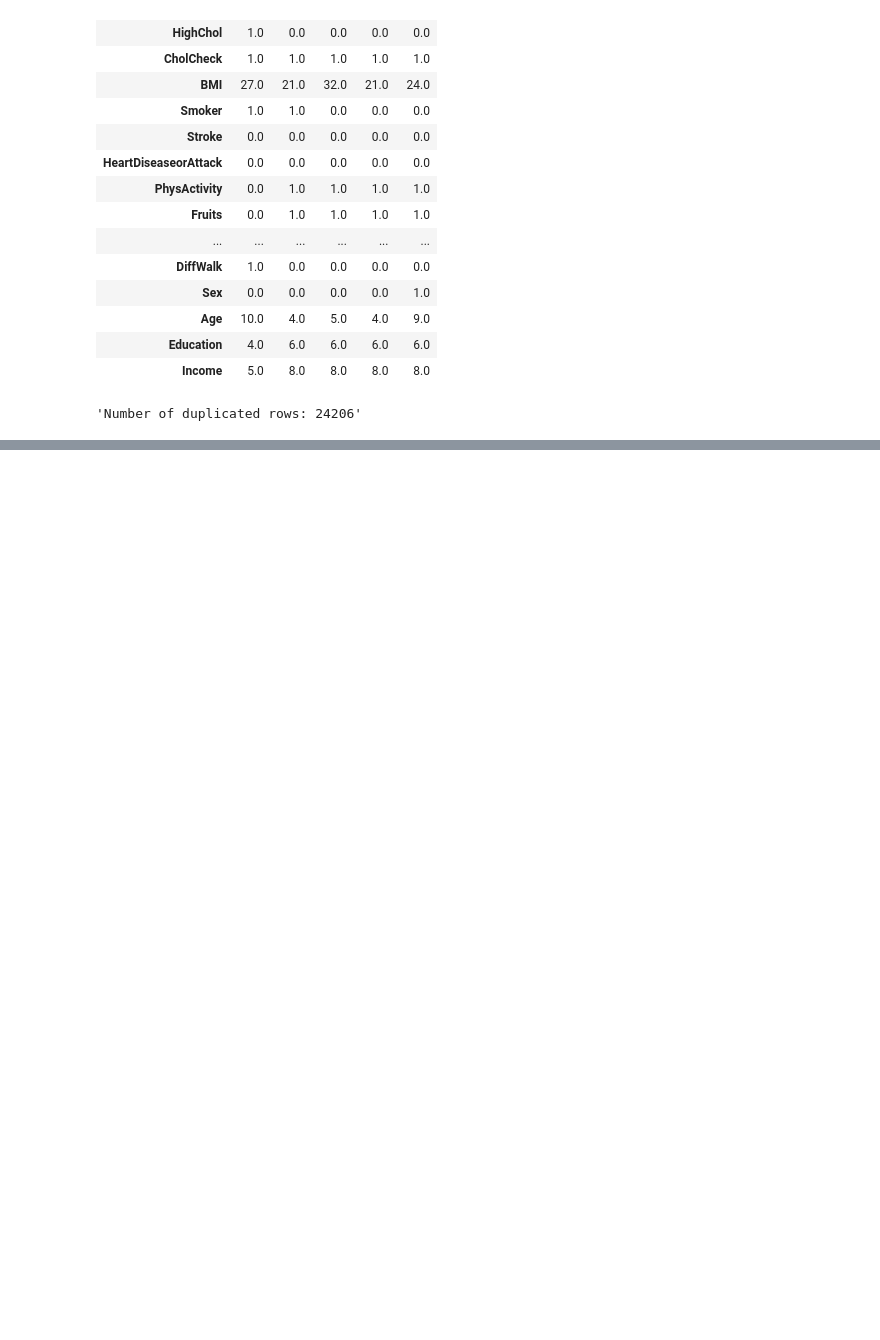
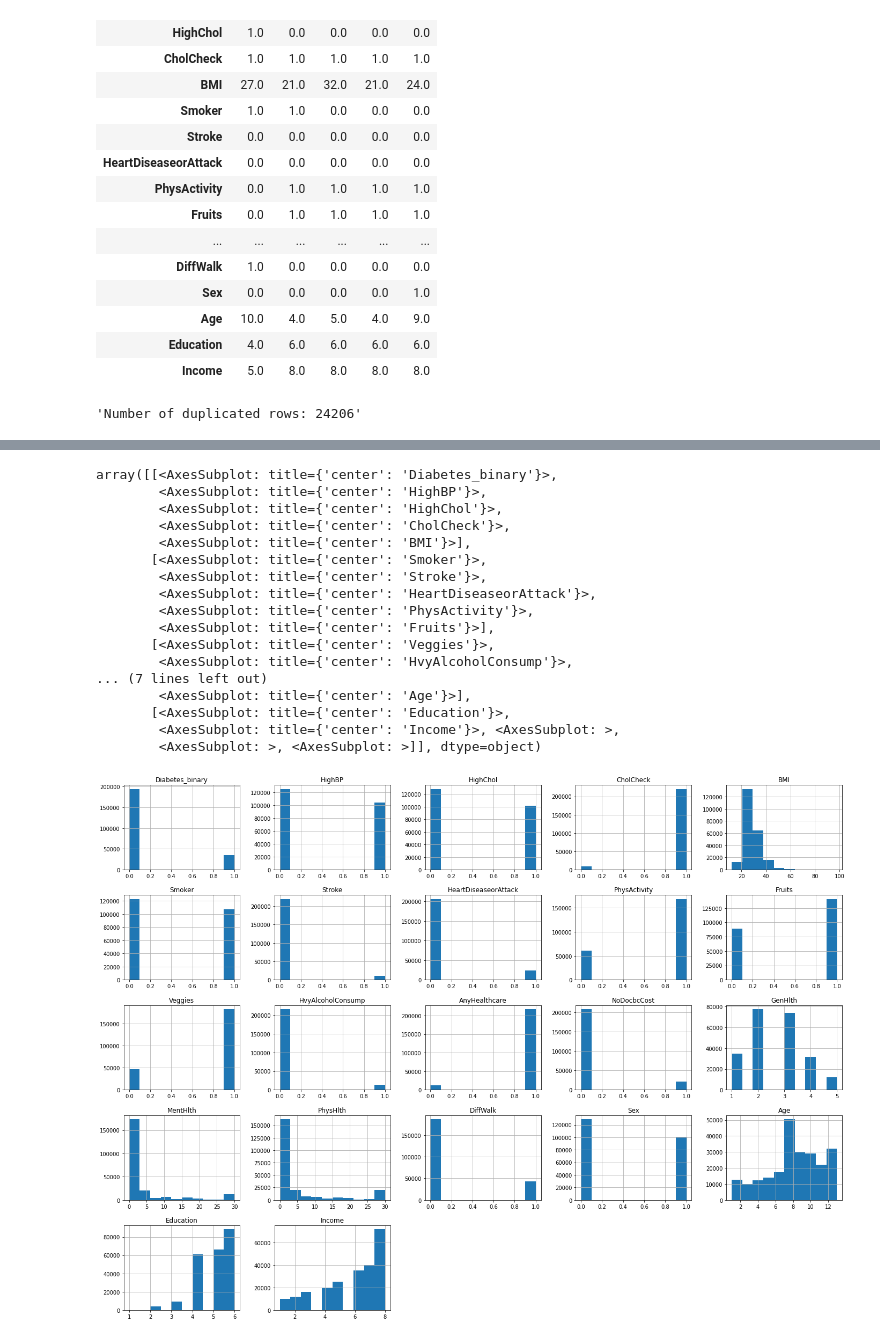
Before and after one commit to dplazau/ironhack-bootcamp, a Jupyter notebook: projects/ironhack-final-project/index.ipynb, the cells around one changed output, grey strips where cells are left out. Drawn from its saved outputs; the diff is of its cells as text; code cells hidden in the pictures; blank space fills up the shorter version.

```diff
--- a/projects/ironhack-final-project/index.ipynb
+++ b/projects/ironhack-final-project/index.ipynb
@@ -149 +171,22 @@ Correctly removed duplicated obs
+# %%
+df.hist(figsize=(24,18))
+# %% [output]
+array([[<AxesSubplot: title={'center': 'Diabetes_binary'}>,
+        <AxesSubplot: title={'center': 'HighBP'}>,
+        <AxesSubplot: title={'center': 'HighChol'}>,
+        <AxesSubplot: title={'center': 'CholCheck'}>,
+        <AxesSubplot: title={'center': 'BMI'}>],
+       [<AxesSubplot: title={'center': 'Smoker'}>,
+        <AxesSubplot: title={'center': 'Stroke'}>,
+        <AxesSubplot: title={'center': 'HeartDiseaseorAttack'}>,
+        <AxesSubplot: title={'center': 'PhysActivity'}>,
+        <AxesSubplot: title={'center': 'Fruits'}>],
+       [<AxesSubplot: title={'center': 'Veggies'}>,
+        <AxesSubplot: title={'center': 'HvyAlcoholConsump'}>,
+... (7 lines left out)
+        <AxesSubplot: title={'center': 'Age'}>],
+       [<AxesSubplot: title={'center': 'Education'}>,
+        <AxesSubplot: title={'center': 'Income'}>, <AxesSubplot: >,
+        <AxesSubplot: >, <AxesSubplot: >]], dtype=object)
+[figure, added]
 # %%
```
Also changed, not shown: parts of 9 cells of this notebook, 3 other files.
